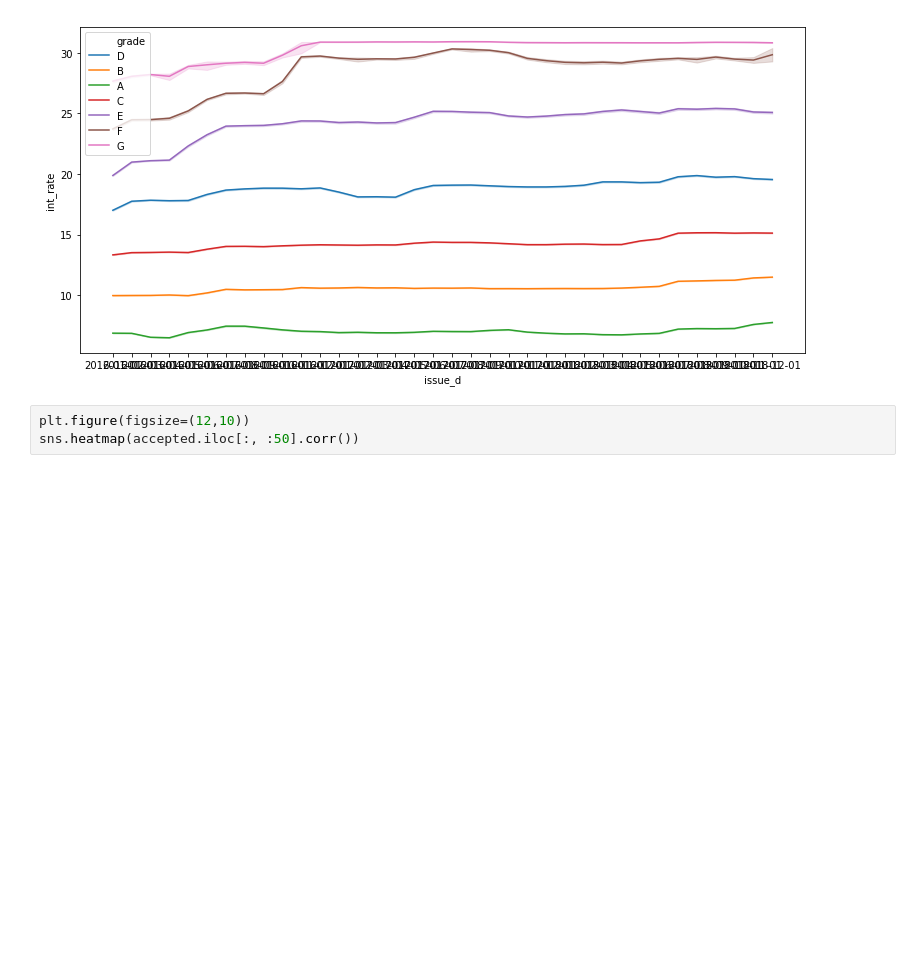
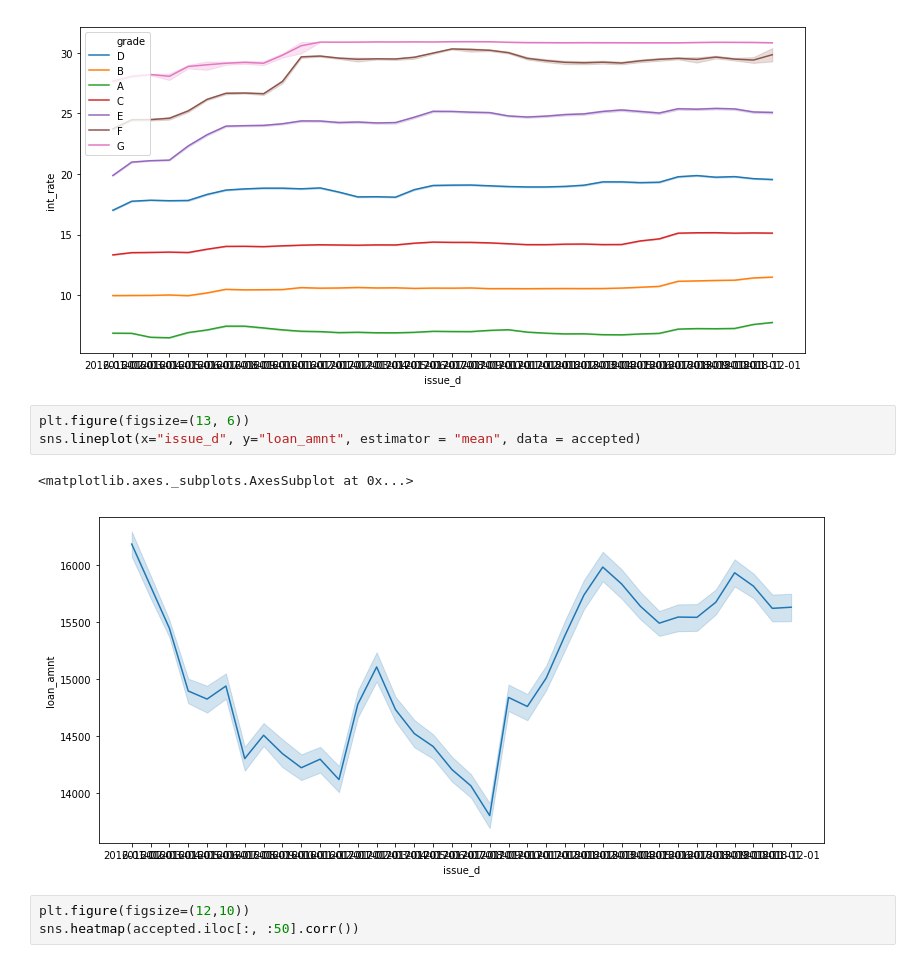
Before and after one commit to VilmaDaukantaite/final_project, a Jupyter notebook: 2016_2018_individual_ML.ipynb, the cells around one changed output. Saved outputs shown, nothing was run; the diff lists cells and outputs as text; blank space fills up the shorter version.

```diff
--- a/2016_2018_individual_ML.ipynb
+++ b/2016_2018_individual_ML.ipynb
@@ -94,6 +104,12 @@ sns.lineplot(x="issue_d", y="int_rate", hue = "grade", data =accepted)
 # %% [output]
 <matplotlib.axes._subplots.AxesSubplot at 0x...>
 [figure]
+# %%
+plt.figure(figsize=(13, 6))
+sns.lineplot(x="issue_d", y="loan_amnt", estimator = "mean", data = accepted)
+# %% [output]
+<matplotlib.axes._subplots.AxesSubplot at 0x...>
+[figure, added]
 # %%
 plt.figure(figsize=(12,10))
 sns.heatmap(accepted.iloc[:, :50].corr())
```
Also changed, not shown: parts of 7 cells of this notebook.
